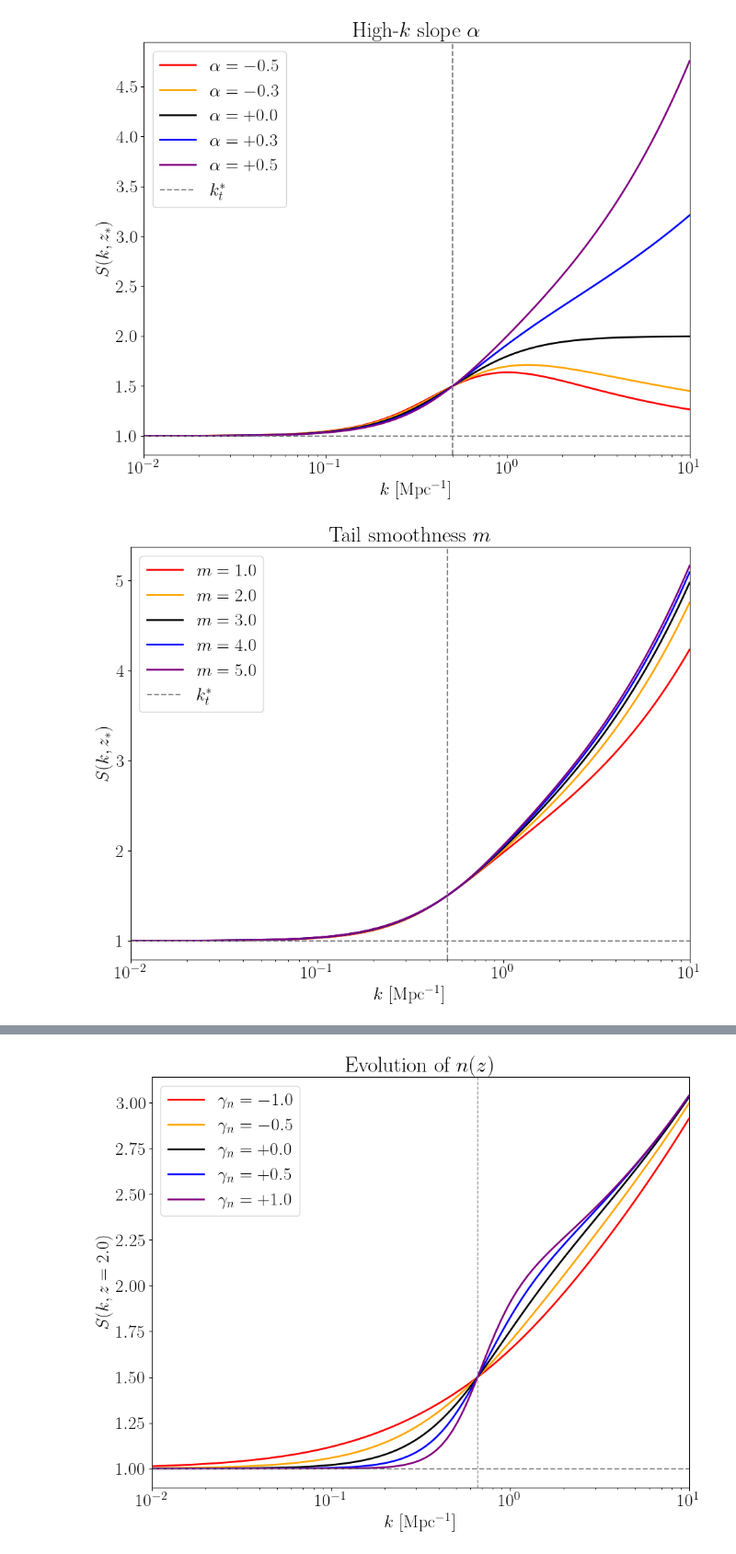
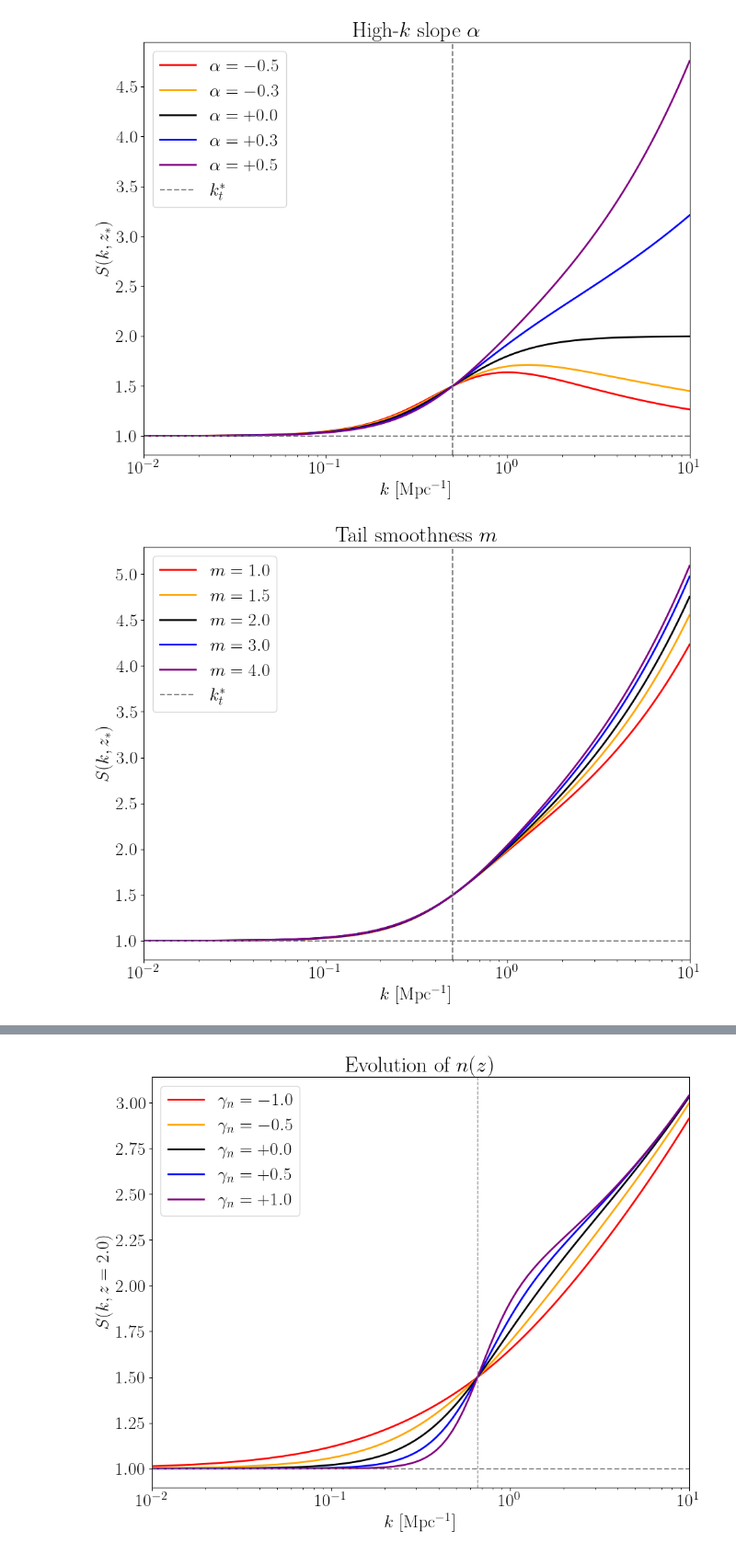
Before and after one commit to CosmoCloudZhang/IAFlowCloud, a Jupyter notebook: Code/NLA.ipynb, the cells around one changed output, grey strips where cells are left out. Shown at 92% size. Cells and saved outputs as stored; diff of their text form; code cells hidden in the pictures.

```diff
--- a/Code/NLA.ipynb
+++ b/Code/NLA.ipynb
@@ -663,7 +673,7 @@ shape $(N_z,N_k)$.
 Vary $q$ while holding the transition and high-$k$ tail fixed. The $q=0$ curve is
 exactly scale-independent NLA.
 # %%
-q_list = [0.0, 0.5, 1.0, 1.5, 2.0]
+q_list = [0.5, 1.0, 1.5, 2.0, 2.5]
 
 figure, plot = pyplot.subplots(figsize=(10, 8))
 
@@ -882,7 +892,7 @@ figure.savefig(figure_path / "Scale_High_K_Slope.pdf", dpi=512, bbox_inches="tig
 # %% [output]
 [figure]
 # %%
-m_list = [1.0, 2.0, 3.0, 4.0, 5.0]
+m_list = [1.0, 1.5, 2.0, 3.0, 4.0]
 alpha_for_m = 0.5
 
 figure, plot = pyplot.subplots(figsize=(10, 8))
@@ -905,34 +915,34 @@ for m, colour in zip(m_list, colour_list):
         k_grid,
         S_k_z[0],
         linewidth=2,
         color=colour,
         label=rf"$m={m}$",
         rasterized=True,
     )
 
 plot.axvline(
     k_t_star_fixed,
     color="grey",
     linestyle="--",
     label=r"$k_t^\ast$",
     rasterized=True,
 )
 
 plot.axhline(1.0, color="grey", linestyle="--", rasterized=True)
 
 plot.set_xscale("log")
 plot.set_xlim(10 ** logk1, 10 ** logk2)
 
 plot.set_xlabel(r"$k$ [Mpc$^{-1}$]")
 plot.set_ylabel(r"$S(k,z_\ast)$")
 
 plot.set_title(r"Tail smoothness $m$")
 plot.legend()
 
 figure.tight_layout()
 figure.savefig(figure_path / "Scale_Tail_Smoothness.pdf", dpi=512, bbox_inches="tight")
 # %% [output]
-[figure, old version]
+[figure, new version]
 # %% [markdown]
 #### Add modest phenomenological redshift evolution
 
```
Also changed, not shown: parts of 15 cells of this notebook, 4 other files.
